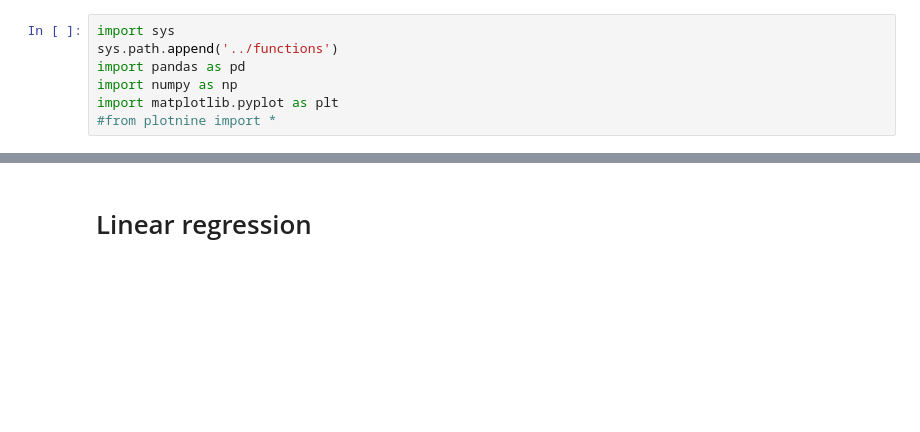
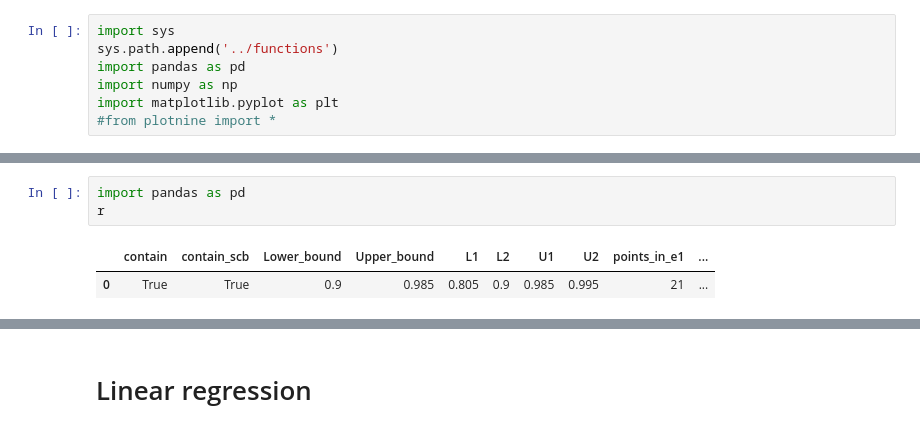
Before and after one commit to junting-ren/model_uncertainty_using_feature_confidence_set, a Jupyter notebook: notebooks/clean_sim.ipynb, the cells around one changed output, grey strips where cells are left out. Drawn from its saved outputs; the diff is of its cells as text; blank space fills up the shorter version.

```diff
--- a/notebooks/clean_sim.ipynb
+++ b/notebooks/clean_sim.ipynb
@@ -7,0 +36,6 @@ import matplotlib.pyplot as plt
+# %%
+import pandas as pd
+r
+# %% [output]
+|  | contain | contain_scb | Lower_bound | Upper_bound | L1 | L2 | U1 | U2 | points_in_e1 | ... |
+| 0 | True | True | 0.9 | 0.985 | 0.805 | 0.9 | 0.985 | 0.995 | 21 | ... |
```
Also changed, not shown: parts of 3 cells of this notebook.
